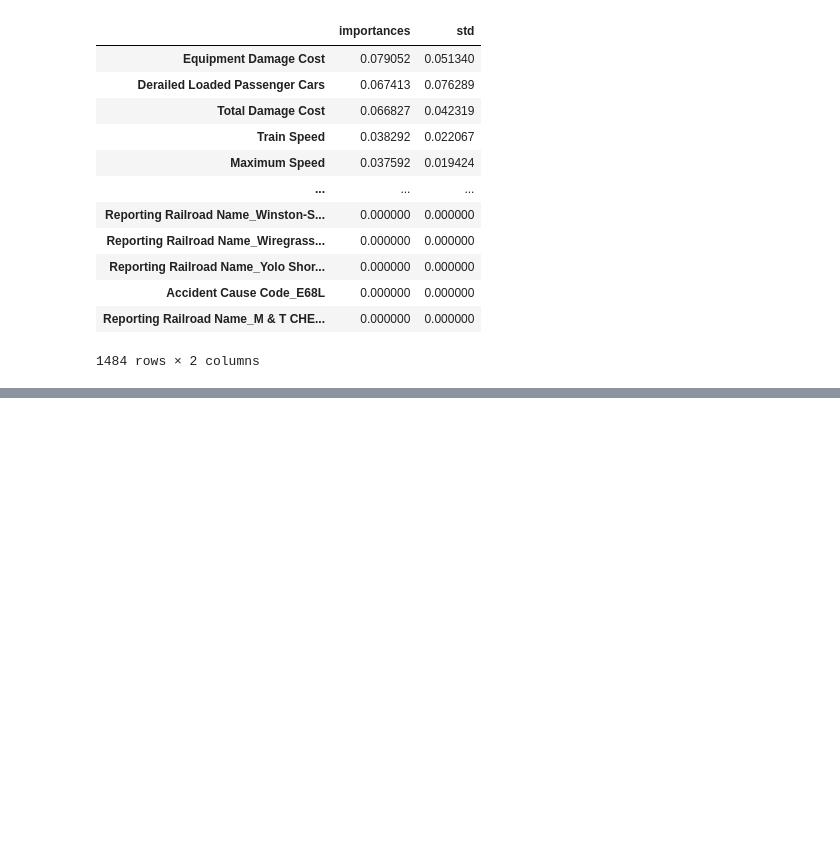
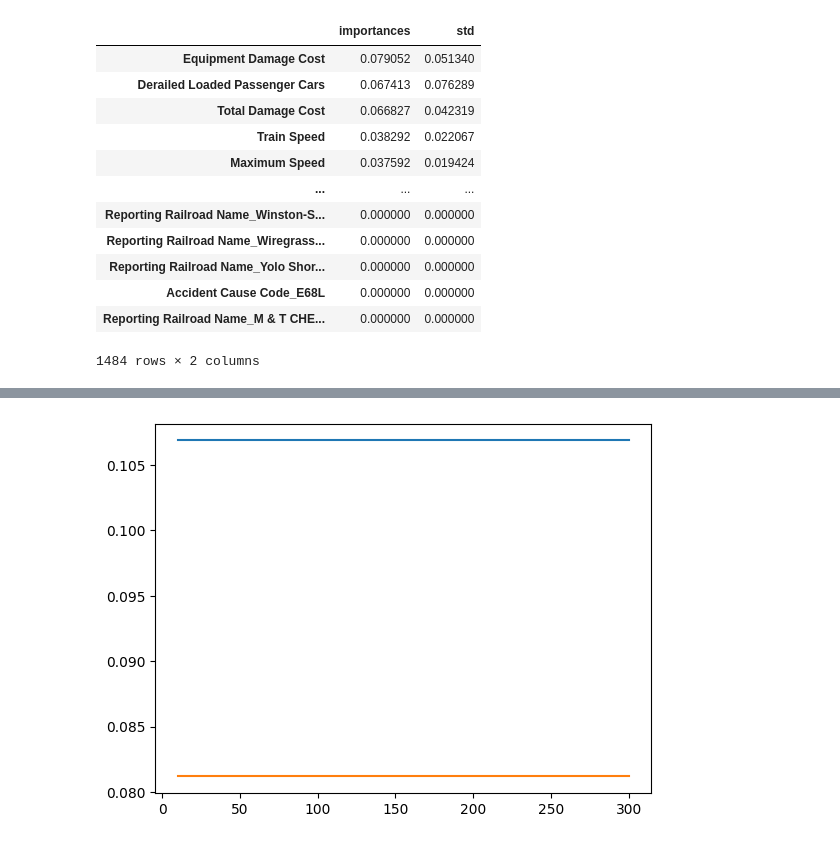
Before and after one commit to ndahlinuvm/Train-Derailment-287Project, a Jupyter notebook: modeling_injuries.ipynb, the cells around one changed output, grey strips where cells are left out. Saved outputs shown, nothing was run; the diff lists cells and outputs as text; code cells hidden in the pictures; blank space fills up the shorter version.

```diff
--- a/modeling_injuries.ipynb
+++ b/modeling_injuries.ipynb
@@ -470,0 +535,23 @@ Name: std, dtype: float64
+# %%
+from sklearn.metrics import mean_squared_error
+
+estimators = np.array([10,20,30,40,50,75,100,150,200,250,300])
+train_error = np.array([])
+train_score = np.array([])
+test_error = np.array([])
+test_score = np.array([])
+
+for i in estimators:
+    rfreg2 = RandomForestRegressor(n_estimators=i,
+                                       verbose=False,
+                                       random_state=0)
+
+    gbreg.fit(xtrain,ytrain)
+    train_score = np.append(train_score,gbreg.score(xtrain,ytrain))
+    test_score = np.append(test_score,gbreg.score(xtest,ytest))
+    train_error = np.append(train_error,mean_squared_error(ytrain,gbreg.predict(xtrain)))
+    test_error = np.append(test_error,mean_squared_error(ytest,gbreg.predict(xtest)))
+
+#data = {'n_estimators':estimators, 'train error':train_error, 'test error':test_error, 'train score':train_score, 'test score':test_score}
+#results = pd.DataFrame(data)
+#results.head()
@@ -470,0 +636,3 @@ Name: std, dtype: float64
+# %%
+error_data = pd.DataFrame({'n_estimators':estimators, 'train error':train_error, 'test error':test_error})
+score_data = pd.DataFrame({'n_estimators':estimators, 'train score':train_score, 'test score':test_score})
@@ -470,0 +654,6 @@ Name: std, dtype: float64
+# %%
+plt.plot(error_data['n_estimators'],error_data['train error'])
+plt.plot(error_data['n_estimators'],error_data['test error'])
+plt.show()
+# %% [output]
+[figure, added]
```
Also changed, not shown: parts of 12 cells of this notebook, 1 other file.
